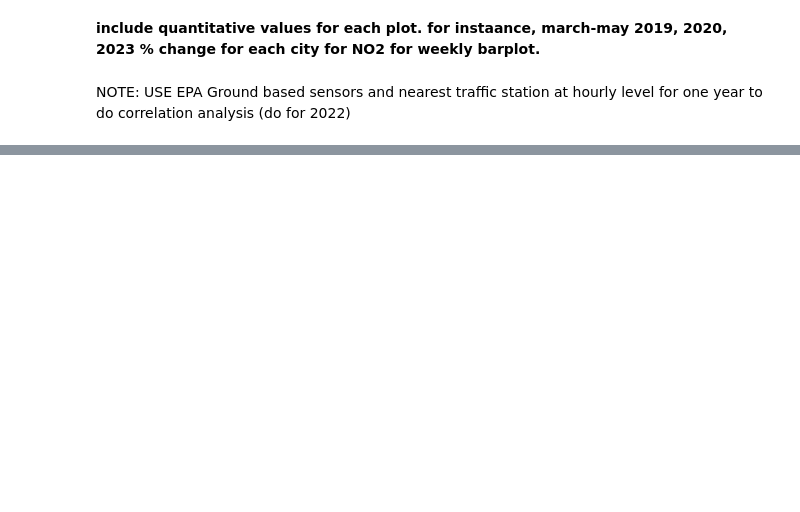
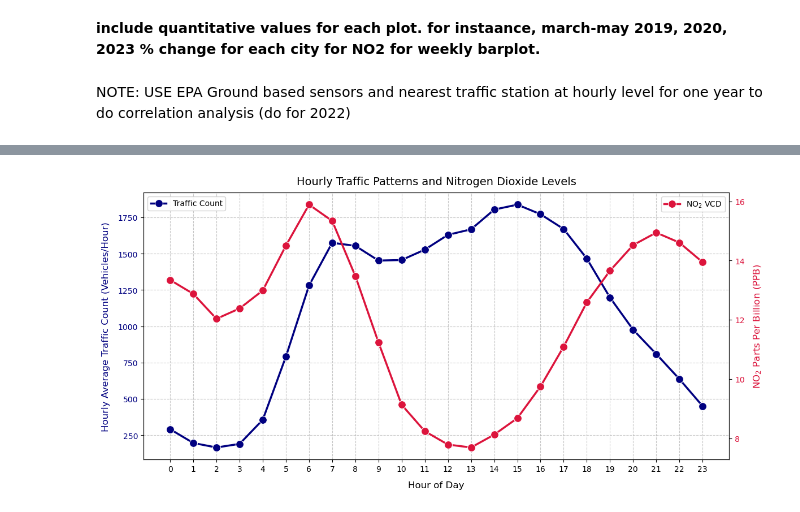
Before and after one commit to SujanNeupane42/NO2-vs-Traffic-Analysis-using-PySpark-and-GeoPandas, a Jupyter notebook: main_notebook.ipynb, the cells around one changed output, grey strips where cells are left out. Saved outputs shown, nothing was run; the diff lists cells and outputs as text; code cells hidden in the pictures; blank space fills up the shorter version.

```diff
--- a/main_notebook.ipynb
+++ b/main_notebook.ipynb
@@ -1901,0 +1667,4 @@ NOTE: USE EPA Ground based sensors and nearest traffic station at hourly level f
+# %%
+epa_2020 = epa_2020[epa_2020["Site Num"] == 40]
+epa_2019 = epa_2019[epa_2019["Site Num"] == 40]
+epa_2021 = epa_2021[epa_2021["Site Num"] == 40]
@@ -1901,0 +1714,40 @@ NOTE: USE EPA Ground based sensors and nearest traffic station at hourly level f
+# %%
+traffic_long = pd.concat([traffic_long_2019, traffic_long_2020, traffic_long_2021], ignore_index=True)
+traffic_long.reset_index(drop=True, inplace=True)
+
+epa_no2 = pd.concat([epa_hourly_average_2019, epa_hourly_average_2020, epa_hourly_average_2021], ignore_index=True)
+epa_no2.reset_index(drop=True, inplace=True)
+# %%
+traffic = traffic_long.groupby("Hour")["traffic_count"].mean().reset_index()
+# %%
+no2 = epa_no2.groupby("Hour")["Sample Measurement"].mean().reset_index()
+# %%
+fig, ax1 = plt.subplots(figsize=(12, 6))
+
+sns.lineplot(data=traffic, x="Hour", y="traffic_count", label="Traffic Count", color="navy", linewidth=2.5, ax=ax1, marker="o", markersize=10)
+ax1.set_ylabel("Hourly Average Traffic Count (Vehicles/Hour)", color="navy", fontsize=12, labelpad=10)
+ax1.tick_params(axis='y', labelcolor="navy")
+ax1.set_xlabel("Hour of Day", fontsize=12, labelpad=10)
+ax1.set_xticks(range(0, 24))
+ax1.grid(True, linestyle='--', alpha=0.7)
+
+ax2 = ax1.twinx()
+sns.lineplot(data=no2, x="Hour", y="Sample Measurement", label="NO$_2$ VCD", color="crimson", linewidth=2.5, ax=ax2, marker="o", markersize=10)
+ax2.set_ylabel("NO$_2$ Parts Per Billion (PPB)", color="crimson", fontsize=12, labelpad=10)
+ax2.tick_params(axis='y', labelcolor="crimson")
+
+plt.title("Hourly Traffic Patterns and Nitrogen Dioxide Levels", fontsize=14, pad=10, fontweight='normal')
+
+lines1, labels1 = ax1.get_legend_handles_labels()
+ax1.legend(lines1 , labels1, loc='upper left', frameon=True, framealpha=0.9)
+
+# ax1.tick_params(labelsize=20)
+
+ax2.ticklabel_format(style='scientific', axis = 'y')
+t = ax.yaxis.get_offset_text()
+t.set_size(20)
+plt.tight_layout()
+plt.subplots_adjust(top=0.9)
+plt.show()
+# %% [output]
+[figure, added]
```
Also changed, not shown: parts of 40 cells of this notebook.
